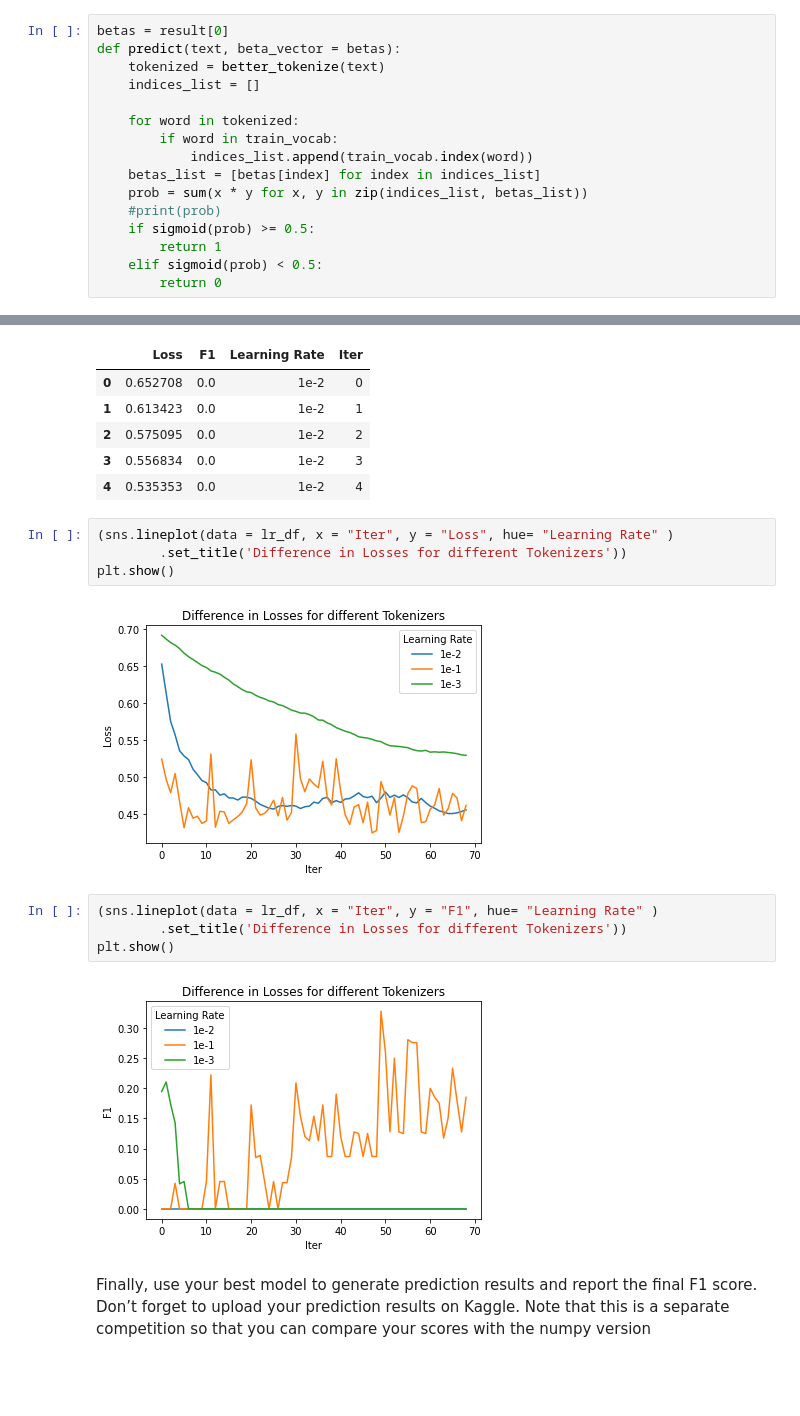
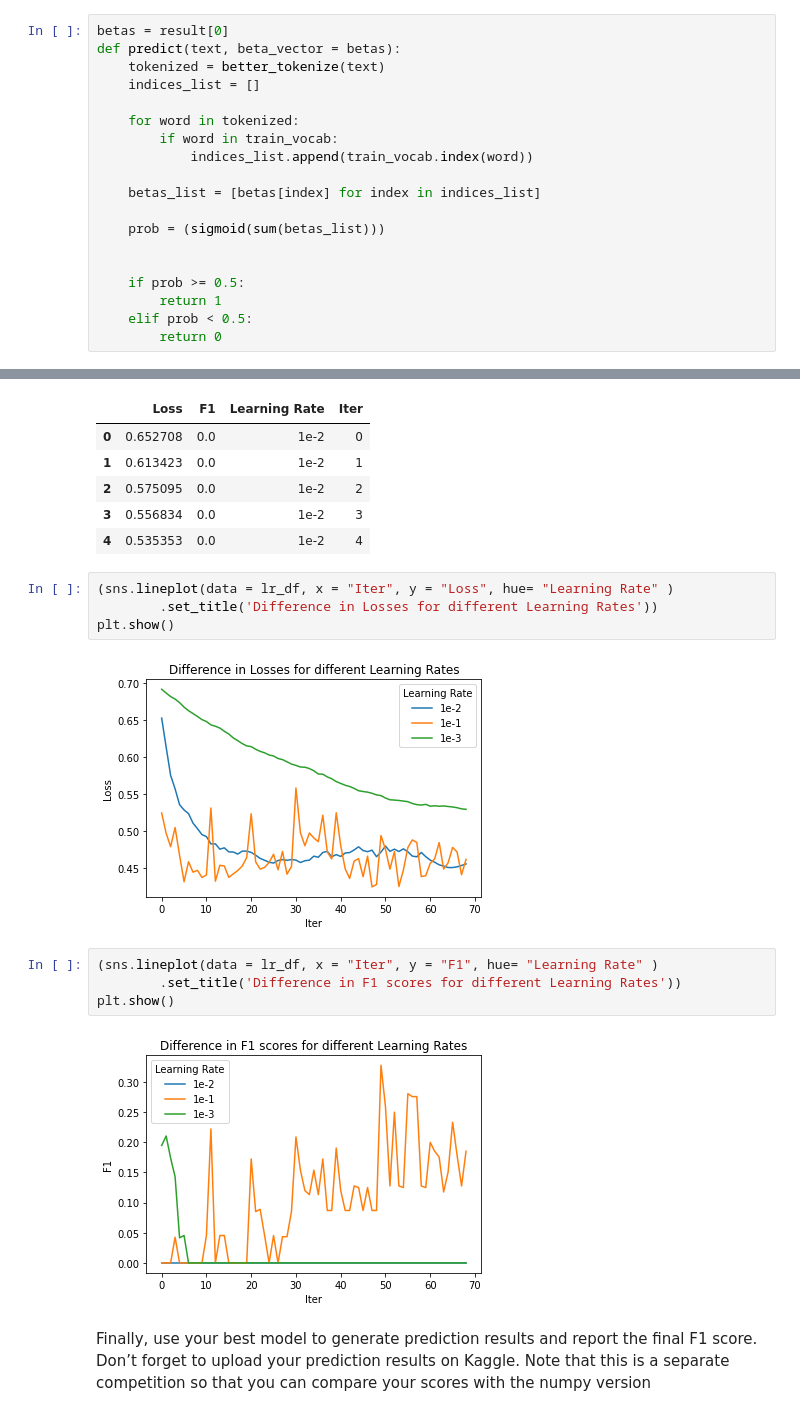
Before and after one commit to bmatt23/SI630, a Jupyter notebook: homework_1/homework_1.ipynb, the cells around one changed output, grey strips where cells are left out. Cells and saved outputs as stored; diff of their text form; blank space fills up the shorter version.

```diff
--- a/homework_1/homework_1.ipynb
+++ b/homework_1/homework_1.ipynb
@@ -249,12 +257,15 @@ def predict(text, beta_vector = betas):
     for word in tokenized:
         if word in train_vocab:
             indices_list.append(train_vocab.index(word))
+
     betas_list = [betas[index] for index in indices_list]
-    prob = sum(x * y for x, y in zip(indices_list, betas_list))
-    #print(prob)
-    if sigmoid(prob) >= 0.5:
+
+    prob = (sigmoid(sum(betas_list)))
+
+
+    if prob >= 0.5:
         return 1
-    elif sigmoid(prob) < 0.5:
+    elif prob < 0.5:
         return 0
 # %% [markdown]
 Let's tune this model up a little bit
@@ -1376,16 +1378,16 @@ lr_df.head()
 | 4 | 0.535353 | 0.0 | 1e-2 | 4 |
 # %%
 (sns.lineplot(data = lr_df, x = "Iter", y = "Loss", hue= "Learning Rate" )
-        .set_title('Difference in Losses for different Tokenizers'))
+        .set_title('Difference in Losses for different Learning Rates'))
 plt.show()
 # %% [output]
-[figure, old version]
+[figure, new version]
 # %%
 (sns.lineplot(data = lr_df, x = "Iter", y = "F1", hue= "Learning Rate" )
-        .set_title('Difference in Losses for different Tokenizers'))
+        .set_title('Difference in F1 scores for different Learning Rates'))
 plt.show()
 # %% [output]
-[figure, old version]
+[figure, new version]
 # %% [markdown]
 Finally, use your best model to generate prediction results and report the final F1 score. Don’t
 forget to upload your prediction results on Kaggle. Note that this is a separate competition
```
Also changed, not shown: parts of 10 cells of this notebook.
